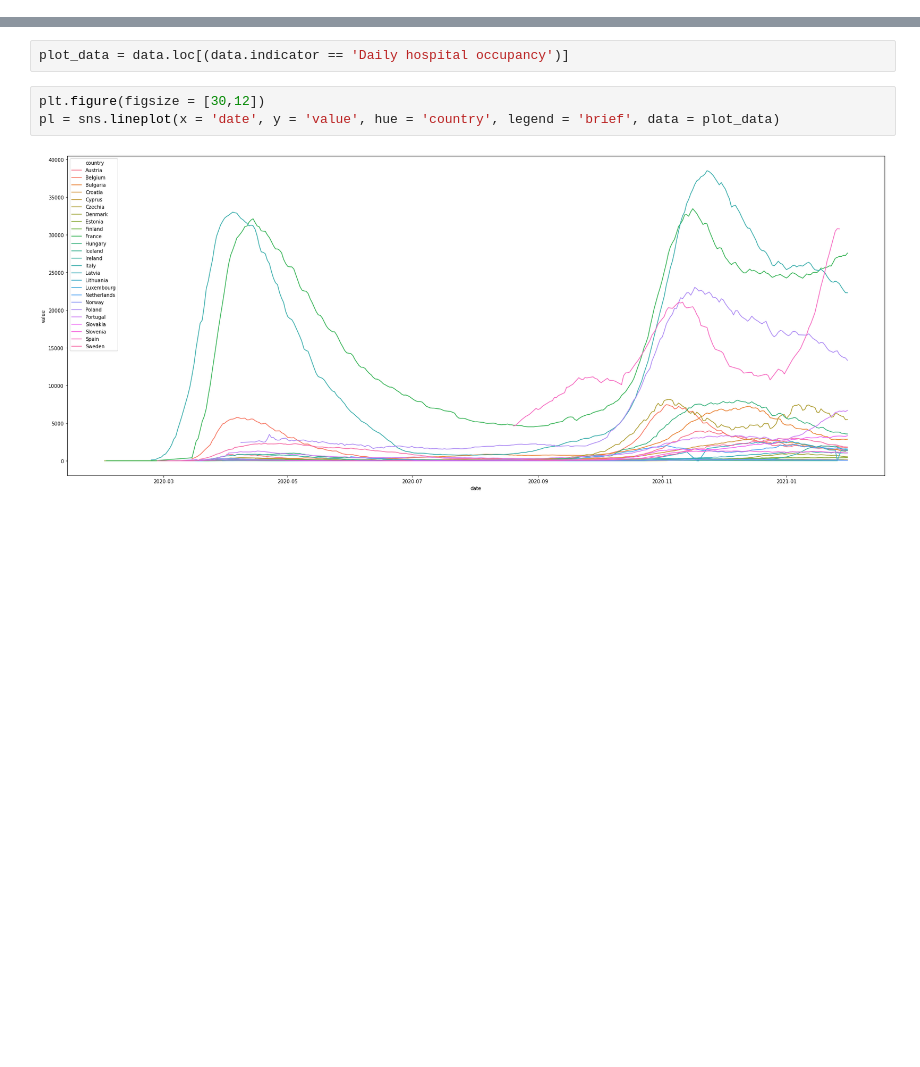
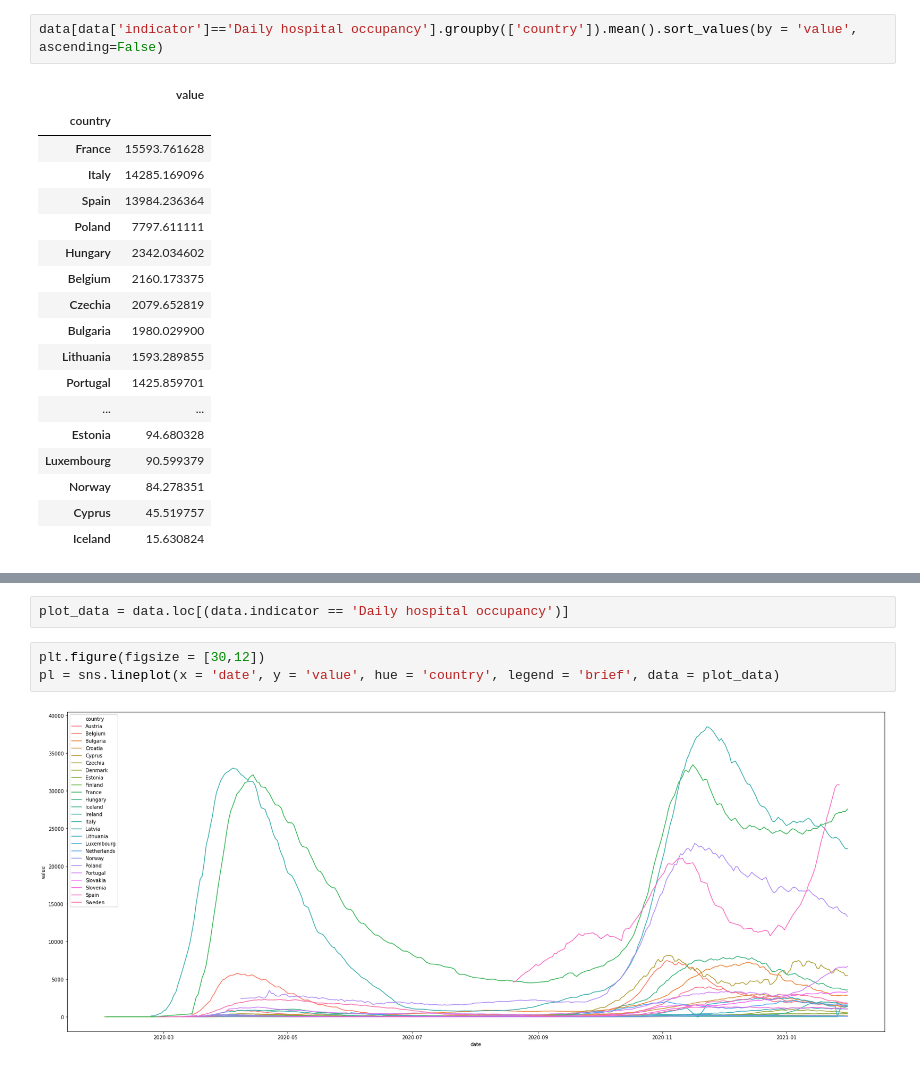
Before and after one commit to aswarth123/Hacklytics2021, a Jupyter notebook: EDA_on_Hospital_Occupancy.ipynb, the cells around one changed output, grey strips where cells are left out. Drawn from its saved outputs; the diff is of its cells as text; blank space fills up the shorter version.

```diff
--- a/EDA_Hospital_Occupancy_interim.ipynb
+++ b/EDA_on_Hospital_Occupancy.ipynb
@@ -53,0 +53,21 @@ print(set(data['indicator']))
+# %%
+data[data['indicator']=='Daily hospital occupancy'].groupby(['country']).mean().sort_values(by = 'value', ascending=False)
+# %% [output]
+|  | value |
+| country |  |
+| France | 15593.761628 |
+| Italy | 14285.169096 |
+| Spain | 13984.236364 |
+| Poland | 7797.611111 |
+| Hungary | 2342.034602 |
+| Belgium | 2160.173375 |
+| Czechia | 2079.652819 |
+| Bulgaria | 1980.029900 |
+| Lithuania | 1593.289855 |
+| Portugal | 1425.859701 |
+| ... | ... |
+| Estonia | 94.680328 |
+| Luxembourg | 90.599379 |
+| Norway | 84.278351 |
+| Cyprus | 45.519757 |
+| Iceland | 15.630824 |
```
Also changed, not shown: parts of 13 cells of this notebook, 1 other file.
